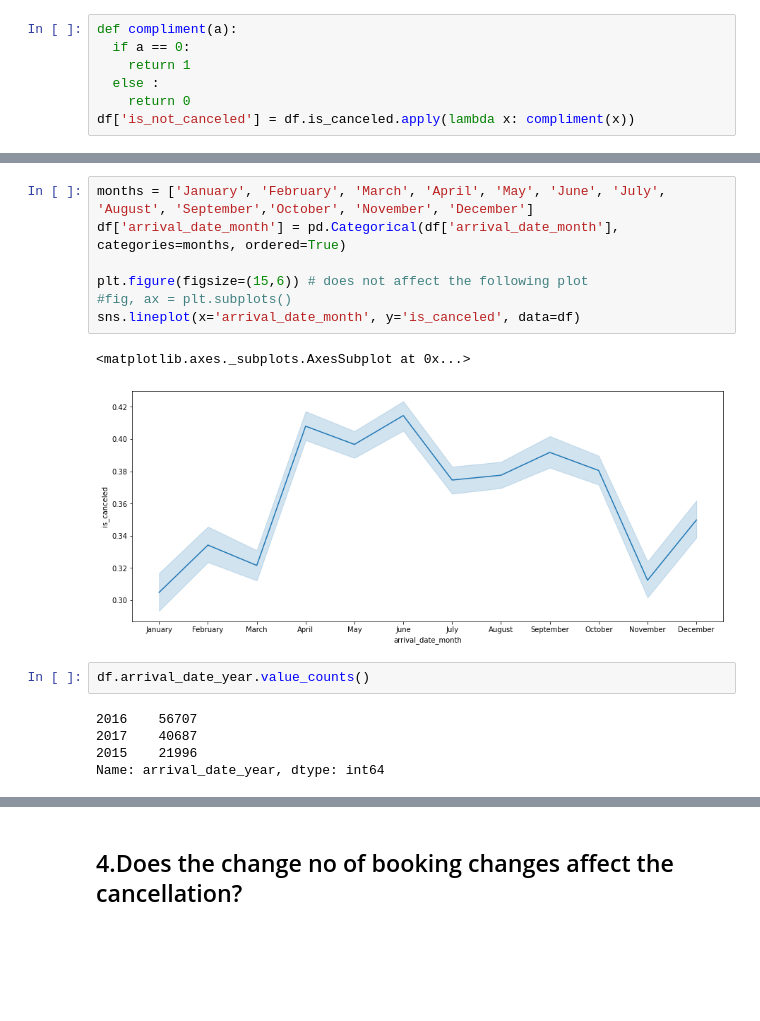
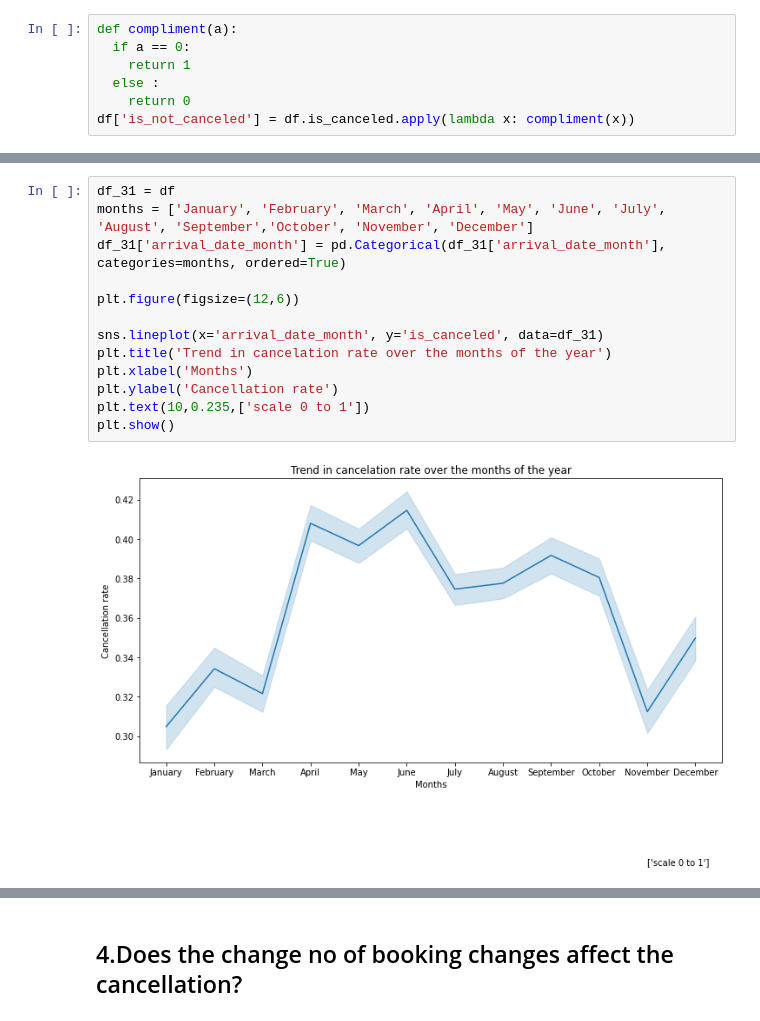
Before and after one commit to Shyamsundarkanaka/Hotel-Booking-Analysis, a Jupyter notebook: Hotel_Booking_Analysis_Capstone_Project.ipynb, the cells around one changed output, grey strips where cells are left out. Drawn from its saved outputs; the diff is of its cells as text; blank space fills up the shorter version.

```diff
--- a/Hotel_Booking_Analysis_Capstone_Project.ipynb
+++ b/Hotel_Booking_Analysis_Capstone_Project.ipynb
@@ -296,17 +382,15 @@ df['is_not_canceled'] = df.is_canceled.apply(lambda x: compliment(x))
 # %%
+df_31 = df
 months = ['January', 'February', 'March', 'April', 'May', 'June', 'July', 'August', 'September','October', 'November', 'December']
-df['arrival_date_month'] = pd.Categorical(df['arrival_date_month'], categories=months, ordered=True)
+df_31['arrival_date_month'] = pd.Categorical(df_31['arrival_date_month'], categories=months, ordered=True)
 
-plt.figure(figsize=(15,6)) # does not affect the following plot
-#fig, ax = plt.subplots()
-sns.lineplot(x='arrival_date_month', y='is_canceled', data=df)
+plt.figure(figsize=(12,6))
+
+sns.lineplot(x='arrival_date_month', y='is_canceled', data=df_31)
+plt.title('Trend in cancelation rate over the months of the year')
+plt.xlabel('Months')
+plt.ylabel('Cancellation rate')
+plt.text(10,0.235,['scale 0 to 1'])
+plt.show()
 # %% [output]
-<matplotlib.axes._subplots.AxesSubplot at 0x...>
-[figure, old version]
+[figure, new version]
-# %%
-df.arrival_date_year.value_counts()
-# %% [output]
-2016    56707
-2017    40687
-2015    21996
-Name: arrival_date_year, dtype: int64
```
Also changed, not shown: parts of 38 cells of this notebook.
